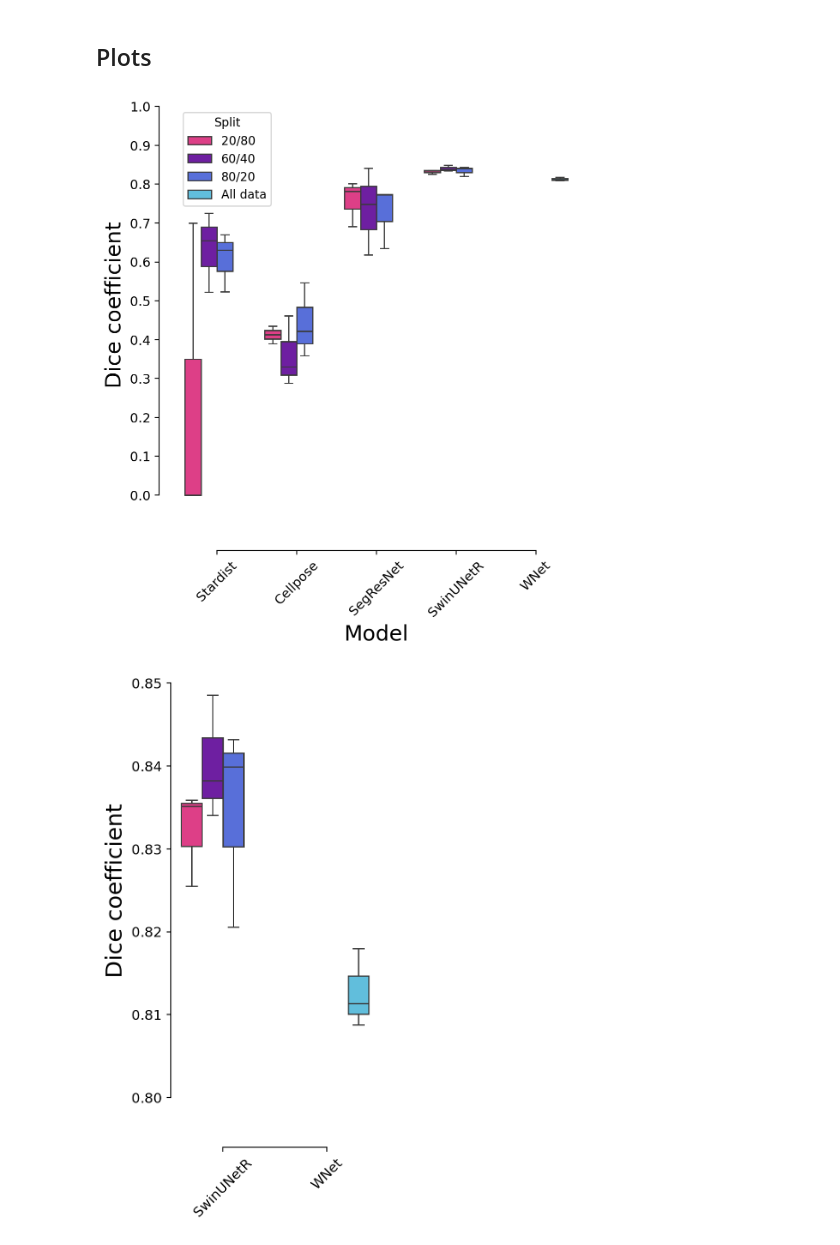
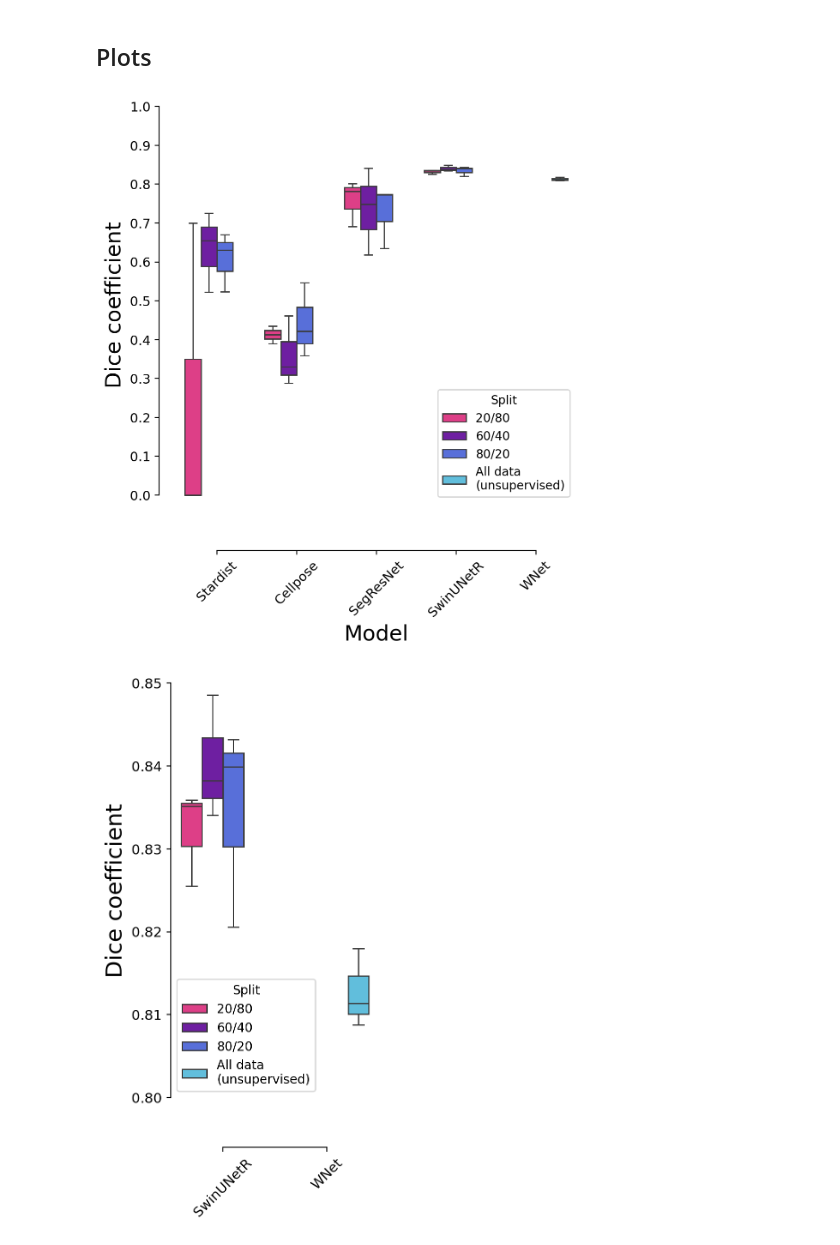
Before and after one commit to C-Achard/cellseg3d-figures, a Jupyter notebook: book/figX-x-splits/splits_benchmark.ipynb, the cells around one changed output. Cells and saved outputs as stored; diff of their text form; code cells hidden in the pictures.

Commit message:
Updated legend

```diff
--- a/book/figX-x-splits/splits_benchmark.ipynb
+++ b/book/figX-x-splits/splits_benchmark.ipynb
@@ -336,7 +336,7 @@ plt.rcParams["figure.figsize"] = (8, 8)
 dices_df = pd.DataFrame(columns=["Model", "Dice", "Split"])
 dices_df["Model"] = ["Stardist"] * 9 + ["Cellpose"] * 9 + ["SegResNet"] * 9 + ["SwinUNetR"] * 9 + ["WNet"] * 3
 dices_df["Dice"] = stardist_dices["2080"] + stardist_dices["6040"] + stardist_dices["8020"] + cellpose_dices["2080"] + cellpose_dices["6040"] + cellpose_dices["8020"] + segres_dices["2080"] + segres_dices["6040"] + segres_dices["8020"] + swin_dices["2080"] + swin_dices["6040"] + swin_dices["8020"] + wnet_dices["2080"]
-dices_df["Split"] = ["20/80"] * 3 + ["60/40"] * 3 + ["80/20"] * 3 + ["20/80"] * 3 + ["60/40"] * 3 + ["80/20"] * 3 + ["20/80"] * 3 + ["60/40"] * 3 + ["80/20"] * 3 + ["20/80"] * 3 + ["60/40"] * 3 + ["80/20"] * 3 + ["All data"] * 3
+dices_df["Split"] = ["20/80"] * 3 + ["60/40"] * 3 + ["80/20"] * 3 + ["20/80"] * 3 + ["60/40"] * 3 + ["80/20"] * 3 + ["20/80"] * 3 + ["60/40"] * 3 + ["80/20"] * 3 + ["20/80"] * 3 + ["60/40"] * 3 + ["80/20"] * 3 + ["All data\n(unsupervised)"] * 3
 # %%
 dice_df_t = dices_df.groupby(["Model", "Split"]).apply(lambda x: x, include_groups=False)
 dice_df_t
@@ -387,35 +387,35 @@ if SAVE_PLOTS_AS_PNG:
 if SAVE_PLOTS_AS_SVG:
     fig.savefig("SPLITS_FIGURE.svg")
 # %% [output]
-[figure, old version]
+[figure, new version]
 # %%
 # same as above with Swin and WNet and y axis on the right
 fig, ax = plt.subplots(figsize=(3, 6), dpi=DPI)
 sns.boxplot(data=dices_df.iloc[27:,:], x="Model", y="Dice", hue="Split", ax=ax, palette=COLORMAP, dodge=True)
 ax.spines["left"].set_visible(False)
 ax.spines["top"].set_visible(False)
 ax.tick_params(axis="both", which="major", labelsize=LEGEND_FONT_SIZE)
 ax.tick_params(axis = 'x',   rotation = 45)
 ax.set_ylim([0.8,0.85])
 ax.set_yticks(np.arange(0.8,0.86,0.01))
 plt.xlabel("", fontsize=LABEL_FONT_SIZE)
 plt.ylabel("Dice coefficient", fontsize=LABEL_FONT_SIZE)
-ax.legend_.remove()
+# ax.legend_.remove()
 sns.despine(
     left=False,
     right=True,
     bottom=False,
     top=True,
     trim=True,
     offset={"bottom": 40, "right": 15},
 )
 
 if SAVE_PLOTS_AS_PNG:
     fig.savefig("SPLITS_FIGURE_SWIN_WNET_zoom.png", dpi=DPI, bbox_inches="tight")
 if SAVE_PLOTS_AS_SVG:
     fig.savefig("SPLITS_FIGURE_SWIN_WNET_zoom.svg")
 # %% [output]
-[figure, old version]
+[figure, new version]
 # %%
 # plt.figure(figsize=(1,3), dpi=200)
 # ax = plt.gca()
```
Also changed, not shown: parts of 1 cell of this notebook, 4 other files.
